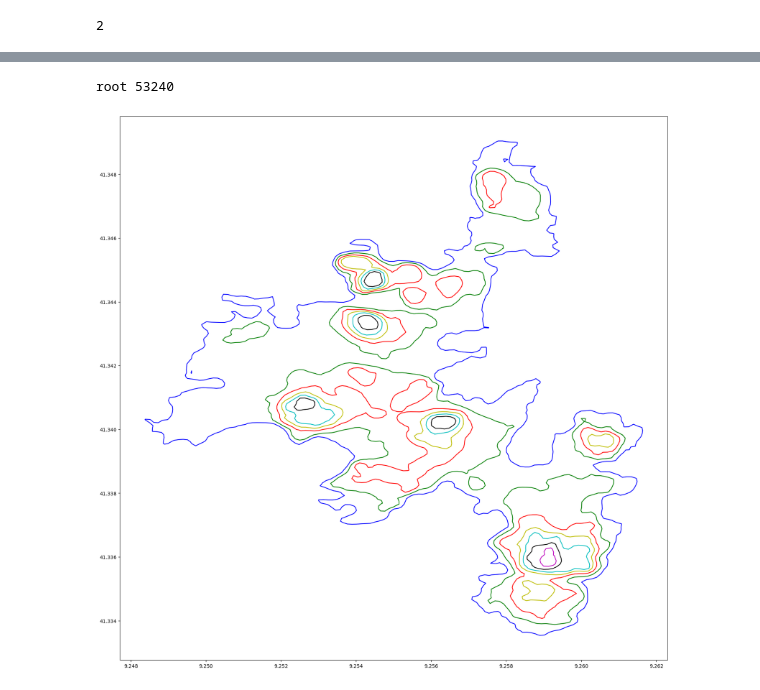
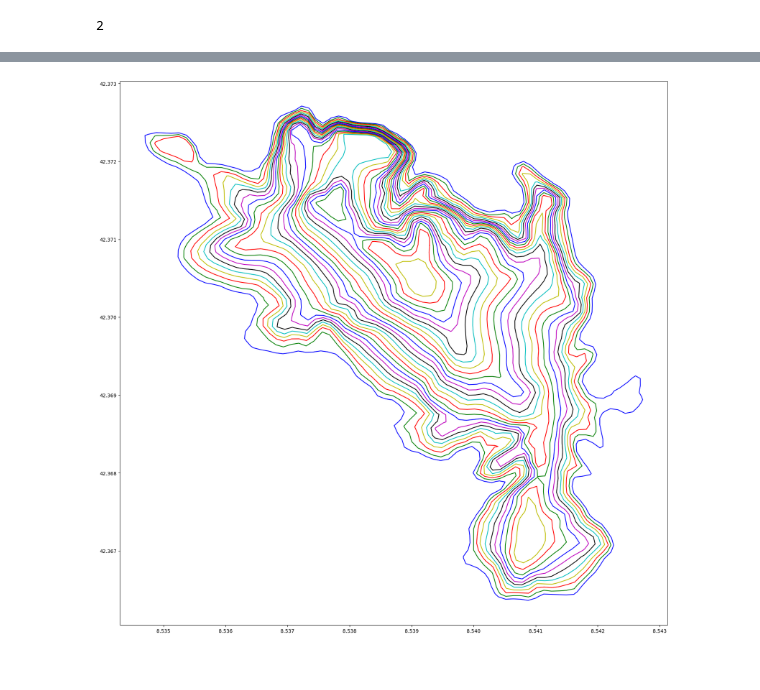
Before and after one commit to pierremennesson/contours_lines, a Jupyter notebook: visualizing_graph.ipynb, the cells around one changed output, grey strips where cells are left out. Saved outputs shown, nothing was run; the diff lists cells and outputs as text; code cells hidden in the pictures.

Commit message:
depth search and visualize results

```diff
--- a/visualizing_graph.ipynb
+++ b/visualizing_graph.ipynb
@@ -49,25 +49,19 @@ print(t2-t1)
-# %%
-roots=[node for node in G.nodes() if len(list(G.in_edges(node)))==0]
-for root in roots:
-    print(root,len(list(nx.descendants(G,root))))
-# %% [output]
-root 53240
 # %%
 plt.rcParams['figure.figsize']=(20,20)
 colors=['b','g','r','y','c','k','m']
-root=42436
+root=58017
 df=get_nodes_data(cursor,[root]+list(nx.descendants(G,root)))
 elevations=np.sort(df['elevation'].unique())
 
 for _,row in df.iterrows():
     ls=row['geometry']
     coords=np.array(ls.coords)
     elevation=row['elevation']
     k=np.where(elevations==elevation)[0][0]
     c=colors[k%len(colors)]
     plt.plot(coords[:,0],coords[:,1],c=c)
 # %% [output]
-[figure, old version]
+[figure, new version]
 # %%
 sub_tree=nx.subgraph(G,[root]+list(nx.descendants(G,root)))
 pos=nx.nx_agraph.graphviz_layout(sub_tree, prog="twopi", args="")
```
Also changed, not shown: parts of 2 cells of this notebook, 5 other files.
